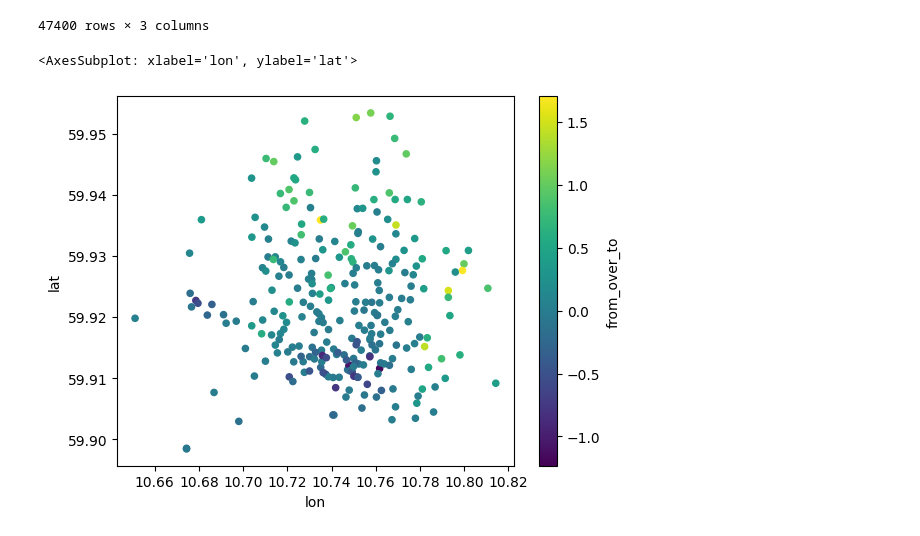
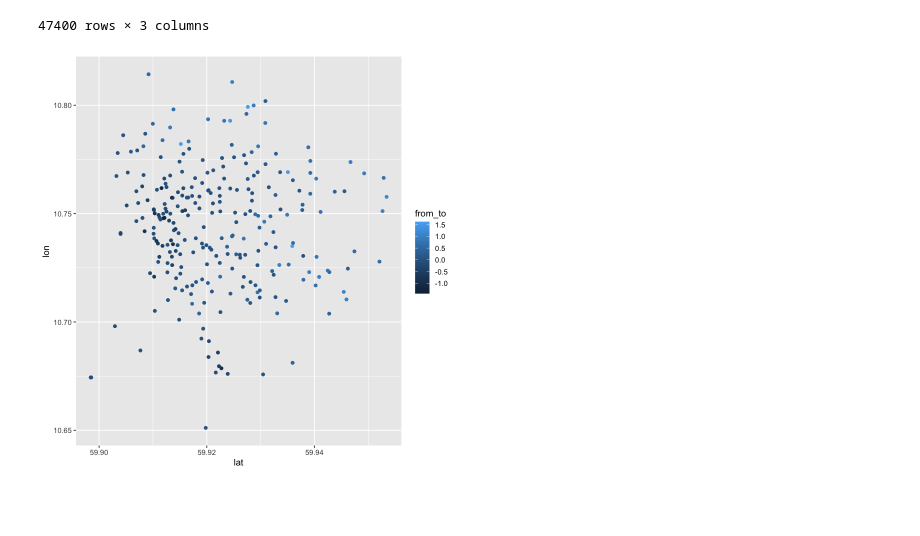
Before and after one commit to auroravoje/intro_data_processing, a Jupyter notebook: R/planR.ipynb, the cells around one changed output. Cells and saved outputs as stored; diff of their text form; code cells hidden in the pictures; blank space fills up the shorter version.

```diff
--- a/R/planR.ipynb
+++ b/R/planR.ipynb
@@ -1145,3 +1011,0 @@ memory usage: 16.5+ MB
-# %%
-trips = pd.read_csv("../data/09.csv", parse_dates=["started_at", "ended_at"])
-trips.info()
@@ -1233,14 +1156,6 @@ trips %>%
 # %%
-num_trips = trips %>%
+num_trips <- trips %>%
   group_by(start_station_name) %>%
   tally() %>%
   rename(num_trips=n) %>%
   arrange(desc(num_trips))
-
-
-#(
-#    trips.groupby("start_station_name")
-#    .size()
-#    .reset_index()
-#    .rename(columns={0: "num_trips"})
-#)
@@ -1274,11 +1190,3 @@ ERROR: Error in group_by(., start_station_name): object 'trips' not found
-# %%
-num_trips = (
-    trips.groupby("start_station_name")
-    .size()
-    .reset_index()
-    .rename(columns={0: "num_trips"})
-    .sort_values(by="num_trips")
-)
 # %% [markdown]
 ### Aggregations: sum, mean, median, first, count, ...
 # %%
@@ -1713,10 +1825,8 @@ num_trips_to <- trips %>%
 # %%
 num_trips_from %>%
   inner_join(num_trips_to, by = c("start_station_name"="end_station_name")) %>%
   mutate(from_to = log(num_trips.x/num_trips.y)) %>%
   ggplot() +
-  geom_point(aes(x=lat,y=lon, color=from_to)) +
-  scale_fill_gradient(low = "grey", high = "brown")
+  geom_point(aes(x=lat,y=lon, color=from_to))
 # %% [output]
-<AxesSubplot: xlabel='lon', ylabel='lat'>
-[figure, old version]
+[figure, new version]
```
Also changed, not shown: parts of 111 cells of this notebook, 2 other files.
